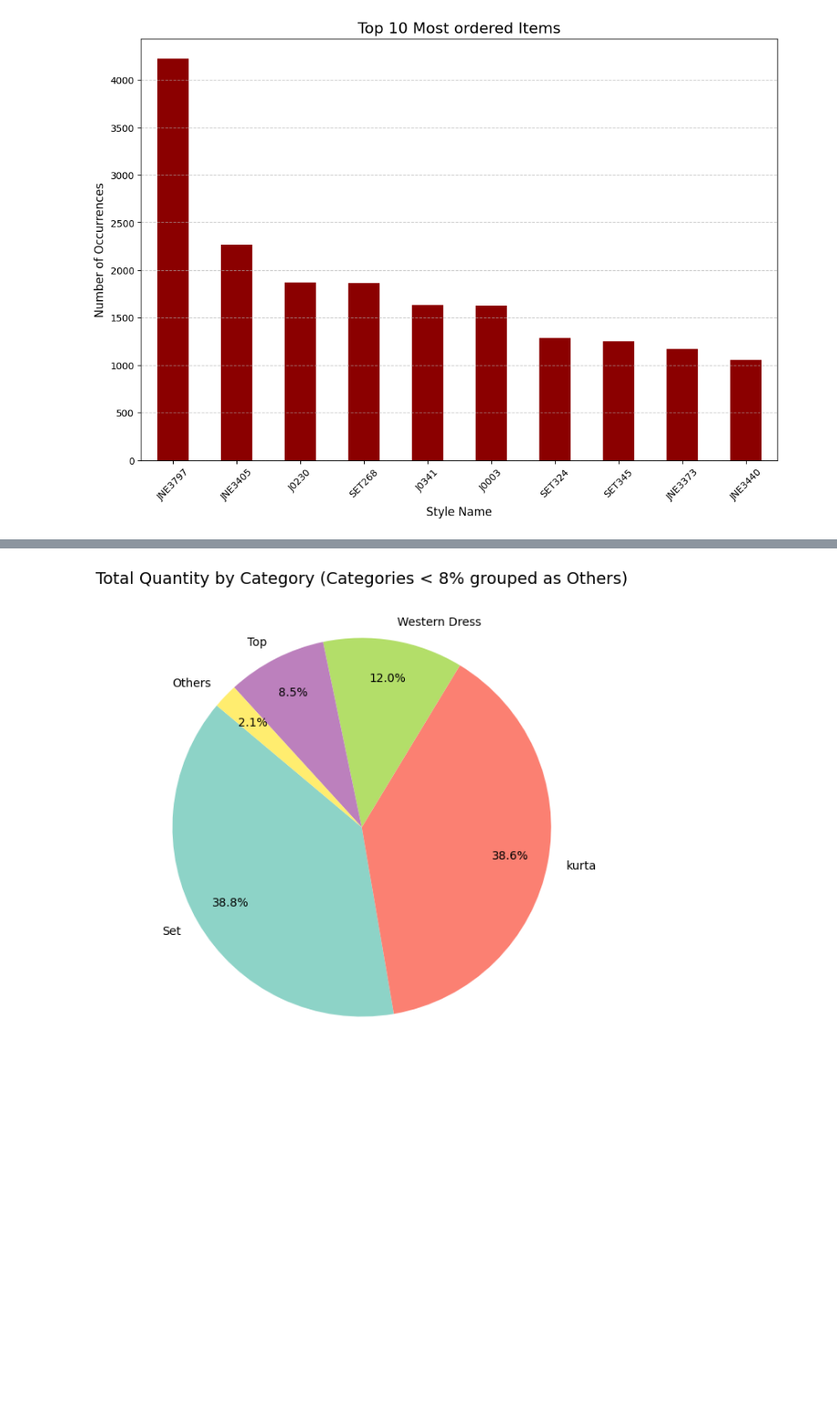
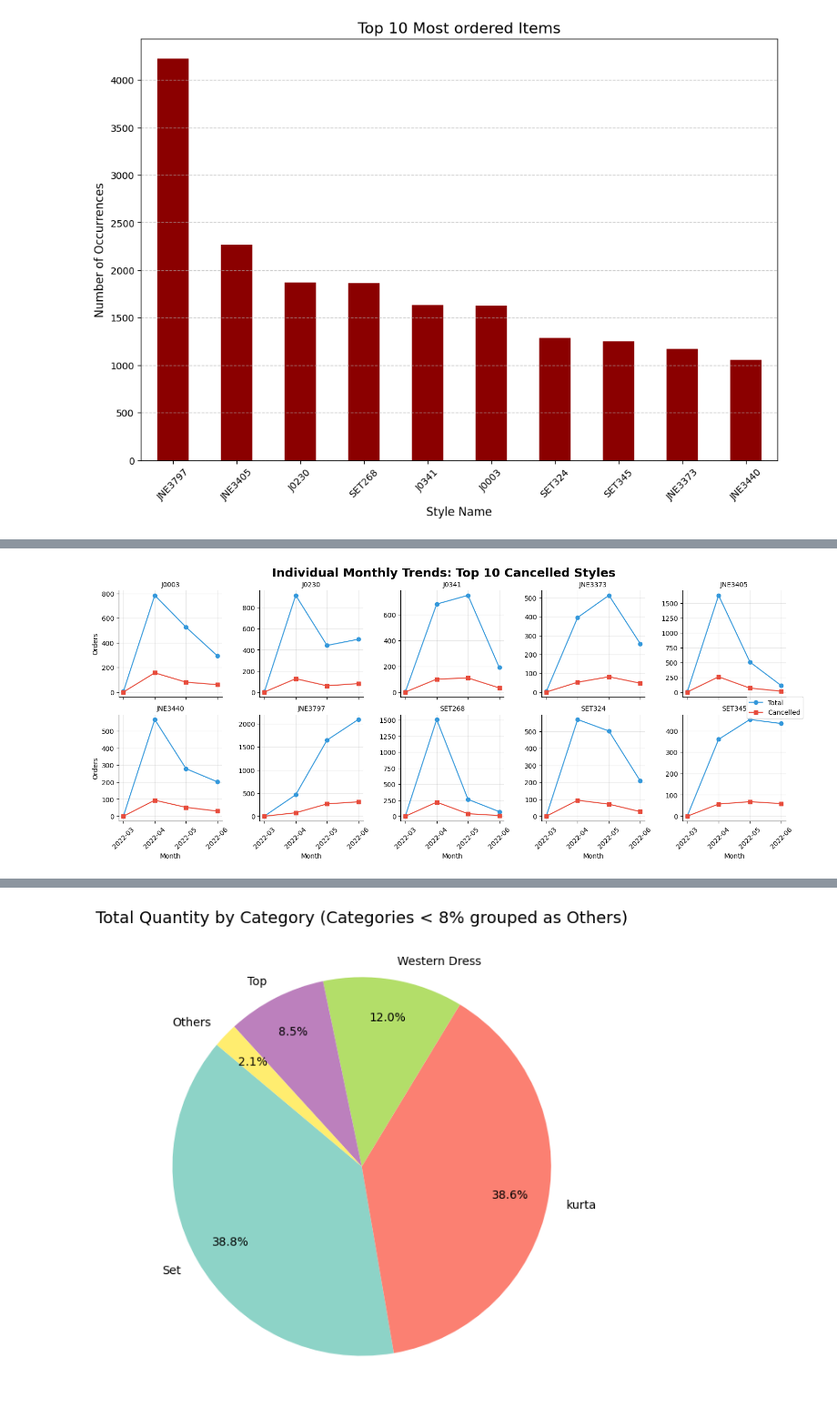
Before and after one commit to sayashhad/Data-Analyst-Internship-Assignment, a Jupyter notebook: data_analysis_t3.ipynb, the cells around one changed output, grey strips where cells are left out. Shown at 91% size. Cells and saved outputs as stored; diff of their text form; code cells hidden in the pictures; blank space fills up the shorter version.

```diff
--- a/data_analysis_t3.ipynb
+++ b/data_analysis_t3.ipynb
@@ -61,0 +170,38 @@ plt.grid(axis='y', linestyle='--', alpha=0.7)
+# %%
+import seaborn as sns
+import matplotlib.pyplot as plt
+
+# 1. Identify Top 10 problematic styles (as done before)
+top_10_cancelled_styles = df[df['is_cancelled']]['Style'].value_counts().head(10).index
+top_10_df = df[df['Style'].isin(top_10_cancelled_styles)].copy()
+
+# 2. Prepare Time Data
+top_10_df['Month'] = top_10_df['Date'].dt.to_period('M').astype(str)
+
+# 3. Aggregate Monthly stats per Style
+individual_trend = top_10_df.groupby(['Month', 'Style']).agg(
+    Total_Orders=('Order ID', 'nunique'),
+    Cancelled_Orders=('is_cancelled', 'sum')
+).reset_index()
+
+# 4. Create the Facet Grid (Individual charts for each Style)
+g = sns.FacetGrid(individual_trend, col="Style", col_wrap=5, height=3, sharey=False)
+
+# Plot Total Orders (Blue)
+g.map(plt.plot, "Month", "Total_Orders", marker="o", color="#3498db", label="Total")
+# Plot Cancelled Orders (Red)
+g.map(plt.plot, "Month", "Cancelled_Orders", marker="s", color="#e74c3c", label="Cancelled")
+
+# 5. Formatting
+g.set_axis_labels("Month", "Orders")
+g.set_titles("{col_name}")
+for ax in g.axes.flatten():
+    ax.tick_params(axis='x', rotation=45)
+    ax.grid(True, alpha=0.3)
+
+plt.subplots_adjust(top=0.9)
+g.fig.suptitle('Individual Monthly Trends: Top 10 Cancelled Styles', fontsize=18, fontweight='bold')
+plt.legend(loc='upper right', bbox_to_anchor=(1.2, 1.2))
+plt.show()
+# %% [output]
+[figure, added]
```
Also changed, not shown: parts of 47 cells of this notebook.
